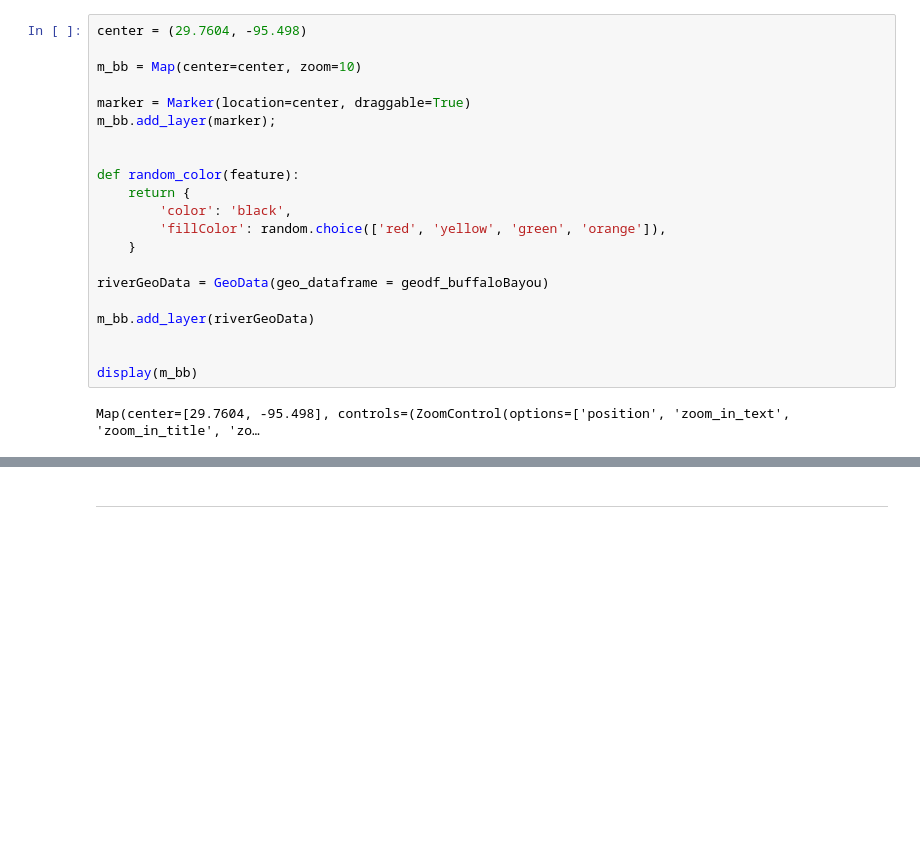
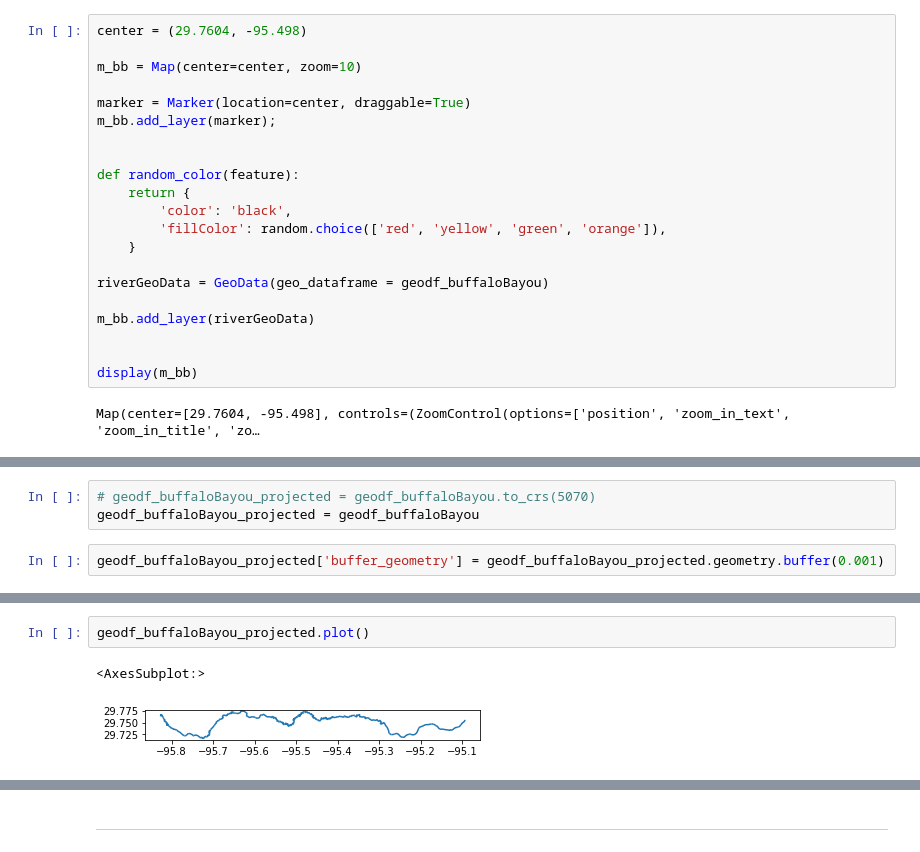
Before and after one commit to JustinGOSSES/river-maps-experiments, a Jupyter notebook: notebooks/Exploration.ipynb, the cells around one changed output, grey strips where cells are left out. Saved outputs shown, nothing was run; the diff lists cells and outputs as text; blank space fills up the shorter version.

Commit message:
figured a few more things out experimenting in notebook

```diff
--- a/notebooks/Exploration.ipynb
+++ b/notebooks/Exploration.ipynb
@@ -335,0 +334,5 @@ Map(center=[29.7604, -95.498], controls=(ZoomControl(options=['position', 'zoom_
+# %%
+# geodf_buffaloBayou_projected = geodf_buffaloBayou.to_crs(5070)
+geodf_buffaloBayou_projected = geodf_buffaloBayou
+# %%
+geodf_buffaloBayou_projected['buffer_geometry'] = geodf_buffaloBayou_projected.geometry.buffer(0.001)
@@ -335,0 +362,5 @@ Map(center=[29.7604, -95.498], controls=(ZoomControl(options=['position', 'zoom_
+# %%
+geodf_buffaloBayou_projected.plot()
+# %% [output]
+<AxesSubplot:>
+[figure, added]
```
Also changed, not shown: parts of 43 cells of this notebook, 1 other file.
